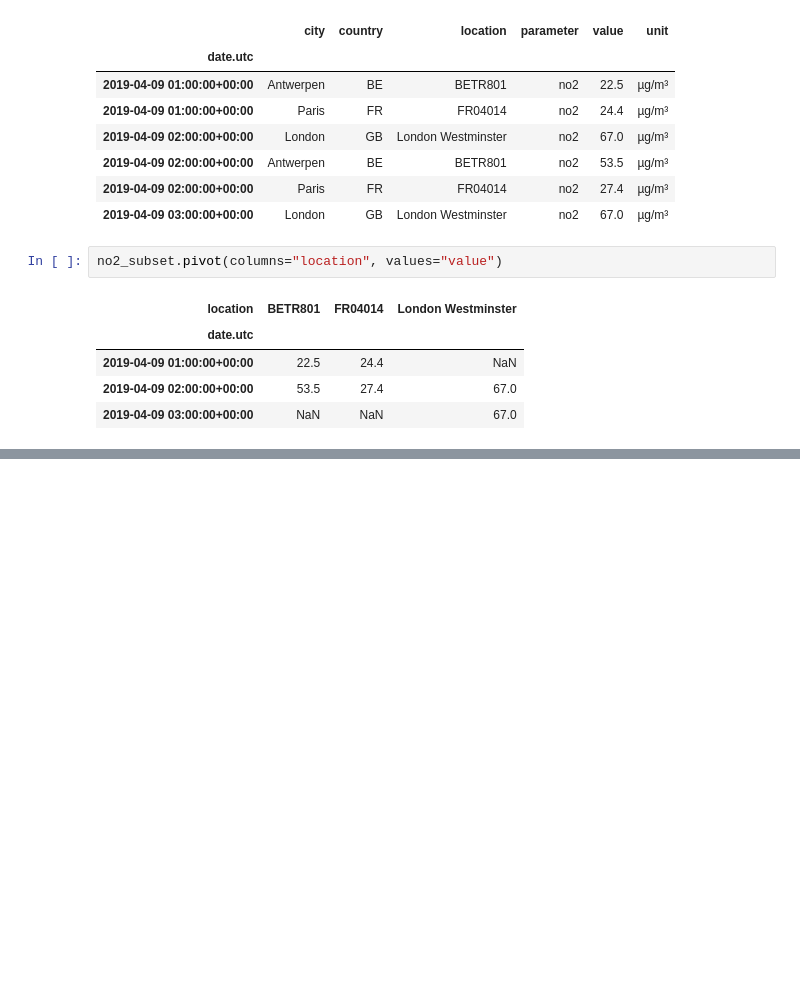
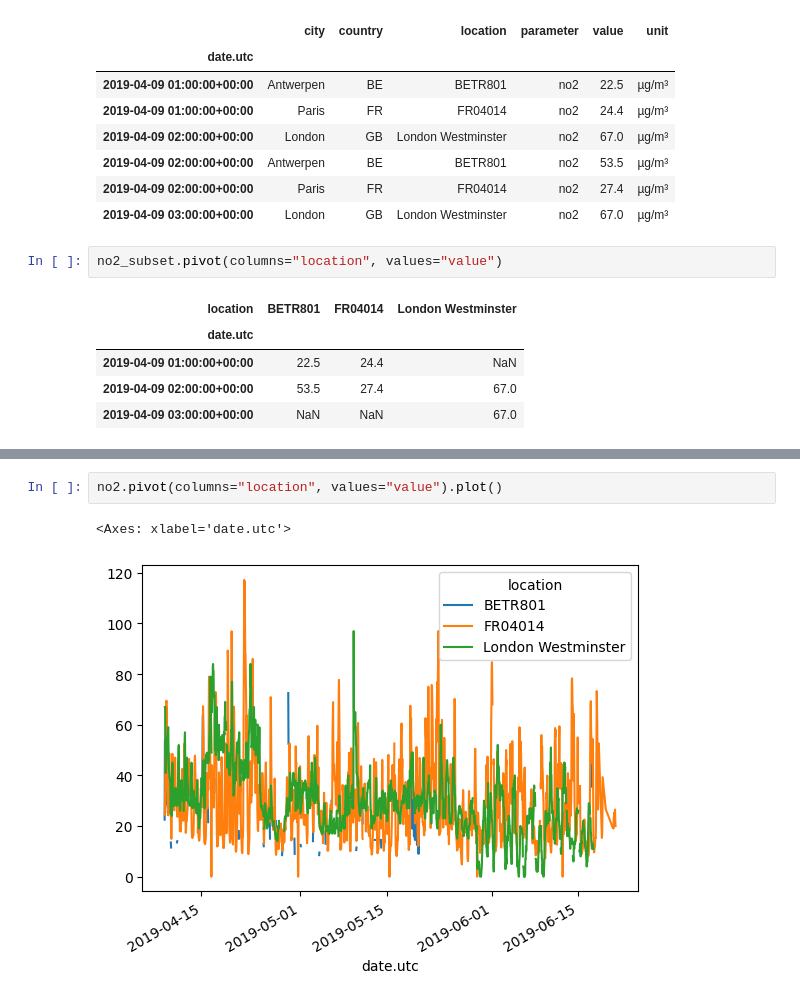
Before and after one commit to zhaoshouhang/pandas_learn, a Jupyter notebook: start07.ipynb, the cells around one changed output, grey strips where cells are left out. Cells and saved outputs as stored; diff of their text form; blank space fills up the shorter version.

```diff
--- a/start07.ipynb
+++ b/start07.ipynb
@@ -69,0 +80,5 @@ no2_subset.pivot(columns="location", values="value")
+# %%
+no2.pivot(columns="location", values="value").plot()
+# %% [output]
+<Axes: xlabel='date.utc'>
+[figure, added]
```
Also changed, not shown: parts of 6 cells of this notebook.
